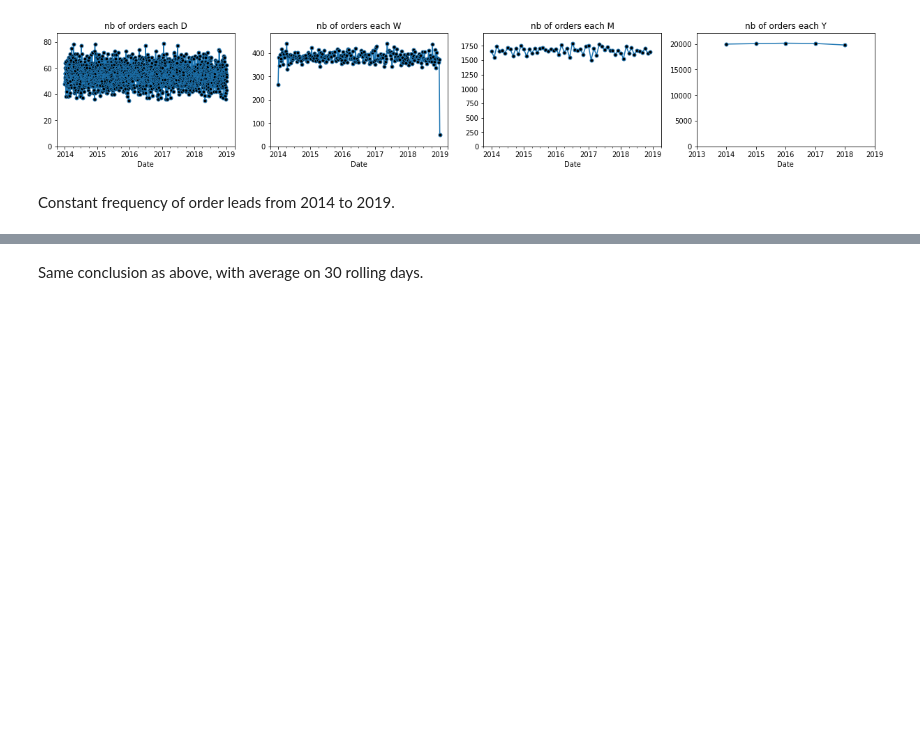
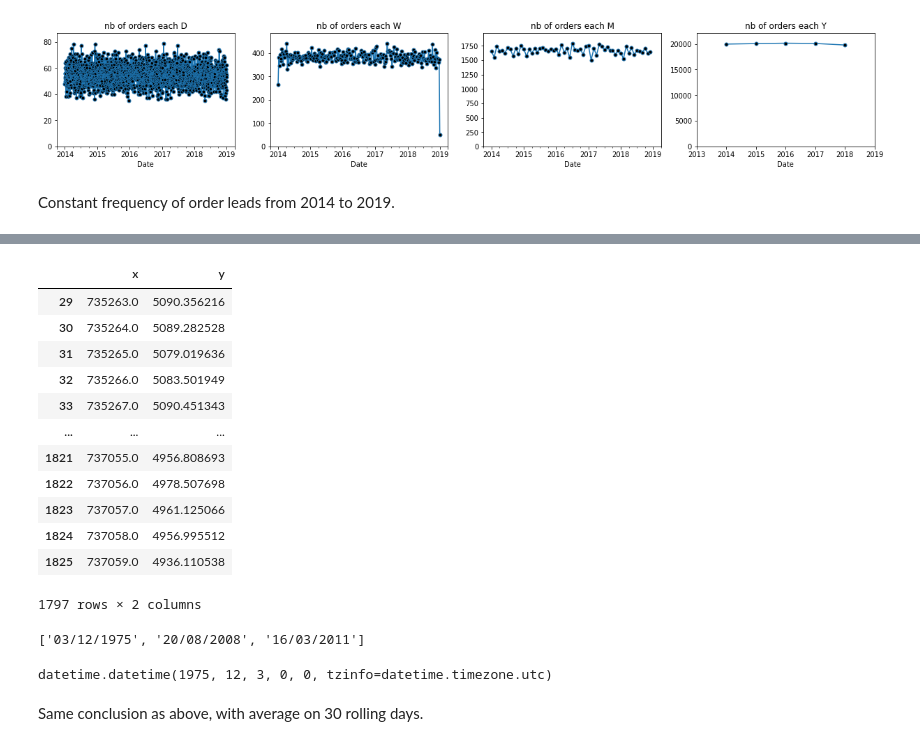
Before and after one commit to SmellyArmure/11-CleanEDAVizu_meal_sales, a Jupyter notebook: CleanEDAVizu_meal_sales.ipynb, the cells around one changed output, grey strips where cells are left out. Drawn from its saved outputs; the diff is of its cells as text; code cells hidden in the pictures; blank space fills up the shorter version.

```diff
--- a/CleanEDAVizu_meal_sales.ipynb
+++ b/CleanEDAVizu_meal_sales.ipynb
@@ -177,3 +220,32 @@ plt.show()
+# %%
+pd.DataFrame({'x': X, 'y': Y}).dropna(how='any')
+# %% [output]
+|  | x | y |
+| 29 | 735263.0 | 5090.356216 |
+| 30 | 735264.0 | 5089.282528 |
+| 31 | 735265.0 | 5079.019636 |
+| 32 | 735266.0 | 5083.501949 |
+| 33 | 735267.0 | 5090.451343 |
+| ... | ... | ... |
+| 1821 | 737055.0 | 4956.808693 |
+| 1822 | 737056.0 | 4978.507698 |
+| 1823 | 737057.0 | 4961.125066 |
+| 1824 | 737058.0 | 4956.995512 |
+| 1825 | 737059.0 | 4936.110538 |
+1797 rows × 2 columns
+# %%
+import matplotlib.dates as mpd
+
+my_date = ['1975-12-03', '2008-08-20', '2011-03-16']
+my_num_dates = mpd.datestr2num(my_date)
+my_datetimes = mpd.num2date(my_num_dates)
+[d.strftime('%d/%m/%Y') for d in my_datetimes]
+# %% [output]
+['03/12/1975', '20/08/2008', '16/03/2011']
+# %%
+my_date[0]
+# %% [output]
+datetime.datetime(1975, 12, 3, 0, 0, tzinfo=datetime.timezone.utc)
 # %% [markdown]
 Same conclusion as above, with average on 30 rolling days.
 # %%
```
Also changed, not shown: parts of 10 cells of this notebook, 1 other file.
